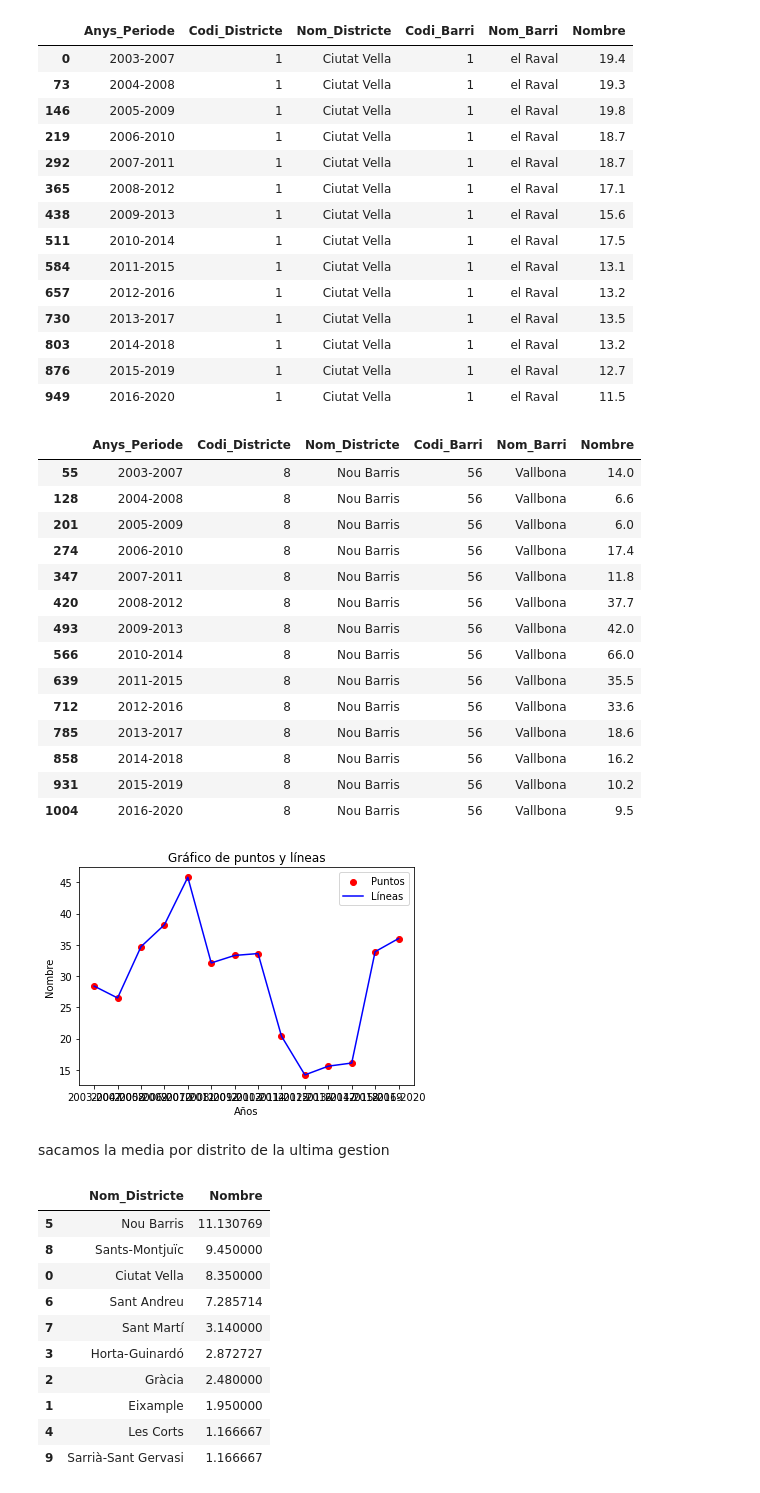
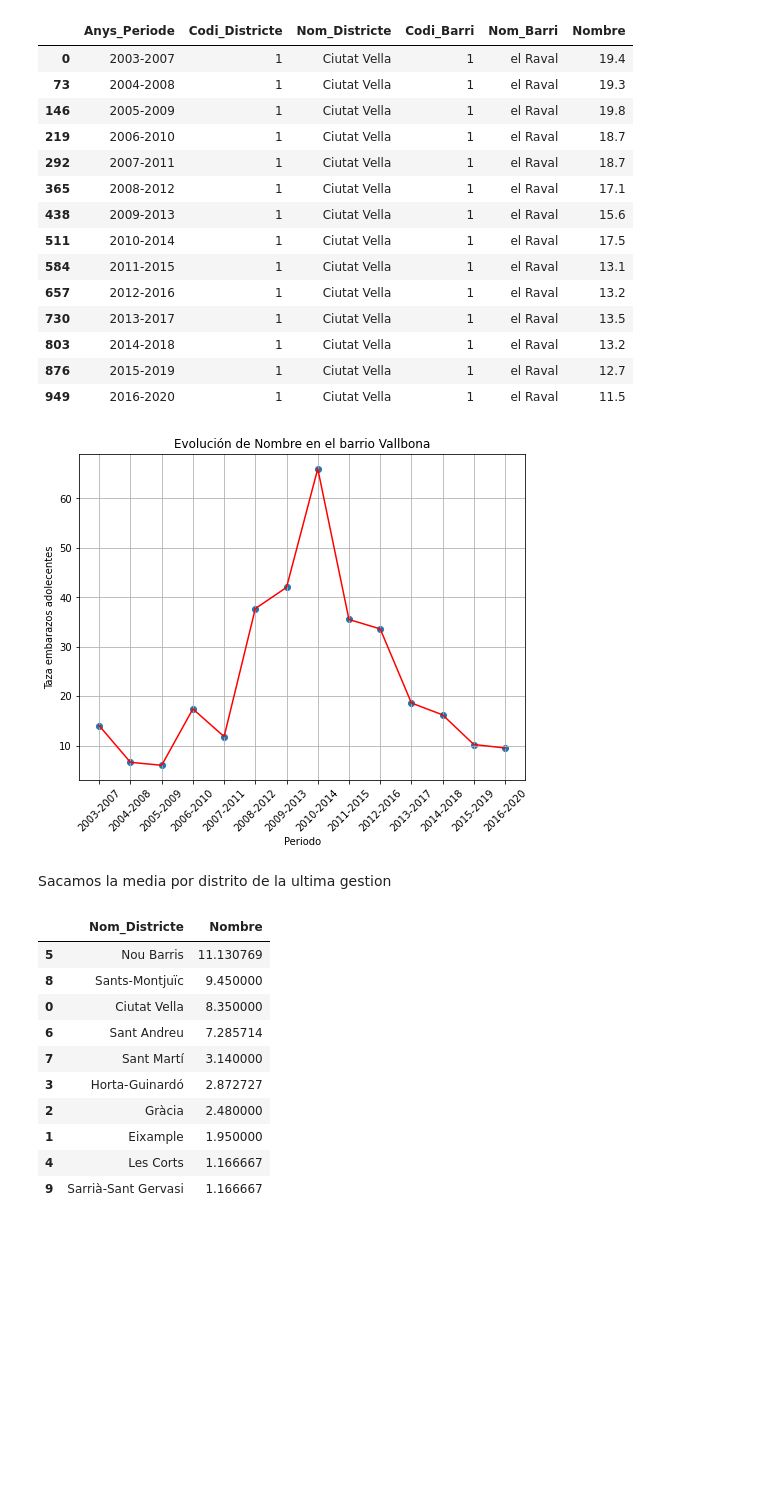
Before and after one commit to IvanaCandyAguilar/Data-Engineer-Data-Science, a Jupyter notebook: Data Science final project/Data Science Final Project.ipynb, the cells around one changed output. Drawn from its saved outputs; the diff is of its cells as text; code cells hidden in the pictures; blank space fills up the shorter version.

```diff
--- a/Data Science final project/Data Science Final Project.ipynb
+++ b/Data Science final project/Data Science Final Project.ipynb
@@ -125,52 +107,37 @@ df_main[df_main['Nom_Barri'] == 'el Raval']
 | 876 | 2015-2019 | 1 | Ciutat Vella | 1 | el Raval | 12.7 |
 | 949 | 2016-2020 | 1 | Ciutat Vella | 1 | el Raval | 11.5 |
 # %%
-df_main[df_main['Codi_Barri'] == 56]
+#df_main[df_main['Codi_Barri'] == 56]
-# %% [output]
-|  | Anys_Periode | Codi_Districte | Nom_Districte | Codi_Barri | Nom_Barri | Nombre |
-| 55 | 2003-2007 | 8 | Nou Barris | 56 | Vallbona | 14.0 |
-| 128 | 2004-2008 | 8 | Nou Barris | 56 | Vallbona | 6.6 |
-| 201 | 2005-2009 | 8 | Nou Barris | 56 | Vallbona | 6.0 |
-| 274 | 2006-2010 | 8 | Nou Barris | 56 | Vallbona | 17.4 |
-| 347 | 2007-2011 | 8 | Nou Barris | 56 | Vallbona | 11.8 |
-| 420 | 2008-2012 | 8 | Nou Barris | 56 | Vallbona | 37.7 |
-| 493 | 2009-2013 | 8 | Nou Barris | 56 | Vallbona | 42.0 |
-| 566 | 2010-2014 | 8 | Nou Barris | 56 | Vallbona | 66.0 |
-| 639 | 2011-2015 | 8 | Nou Barris | 56 | Vallbona | 35.5 |
-| 712 | 2012-2016 | 8 | Nou Barris | 56 | Vallbona | 33.6 |
-| 785 | 2013-2017 | 8 | Nou Barris | 56 | Vallbona | 18.6 |
-| 858 | 2014-2018 | 8 | Nou Barris | 56 | Vallbona | 16.2 |
-| 931 | 2015-2019 | 8 | Nou Barris | 56 | Vallbona | 10.2 |
-| 1004 | 2016-2020 | 8 | Nou Barris | 56 | Vallbona | 9.5 |
-# %%
-import matplotlib.pyplot as plt
-
-# Filtrar los datos por Codi_Barri igual a 2
-df_filtered = df_main[df_main['Codi_Barri'] == 12]
-
-# Crear la figura y los ejes
-fig, ax = plt.subplots()
-
-# Graficar los puntos
-ax.scatter(df_filtered['Anys_Periode'], df_filtered['Nombre'], color='red', label='Puntos')
-
-# Graficar las líneas conectando los puntos
-ax.plot(df_filtered['Anys_Periode'], df_filtered['Nombre'], color='blue', label='Líneas')
-
-# Agregar etiquetas y título
-ax.set_xlabel('Años')
-ax.set_ylabel('Nombre')
-ax.set_title('Gráfico de puntos y líneas')
-
-# Mostrar la leyenda
-ax.legend()
-
-# Mostrar el gráfico
-plt.show()
-# %% [output]
-[figure, removed]
+# %%
+import matplotlib.pyplot as plt
+
+Codi_Barri = 56
+
+nombre_barri = df_main[df_main['Codi_Barri'] == Codi_Barri]['Nom_Barri'].iloc[0]
+
+# Filtrar los datos para el Nom_Barri "La marina del prat vermell"
+df_barri = df_main[df_main['Codi_Barri'] == Codi_Barri]
+
+# Filtrar los datos para la evolución de Nombre por año (Anys_Periode)
+df_evolucion = df_barri[['Anys_Periode', 'Nombre']]
+
+# Ordenar los datos por Anys_Periode
+df_evolucion = df_evolucion.sort_values('Anys_Periode')
+
+# Crear la gráfica de puntos y línea
+plt.figure(figsize=(8, 6))
+plt.scatter(df_evolucion['Anys_Periode'], df_evolucion['Nombre'])
+plt.plot(df_evolucion['Anys_Periode'], df_evolucion['Nombre'], 'r-')
+plt.xlabel('Periodo')
+plt.ylabel('Taza embarazos adolecentes')
+plt.title(f"Evolución de Nombre en el barrio {nombre_barri}")
+plt.xticks(rotation=45)
+plt.grid(True)
+plt.show()
+# %% [output]
+[figure, added]
 # %% [markdown]
-sacamos la media por distrito de la ultima gestion
+Sacamos la media por distrito de la ultima gestion
 # %%
 df_ultima_gestion = df_main[df_main['Anys_Periode'] == '2016-2020']
 df_media_por_distrito = df_ultima_gestion.groupby('Nom_Districte')['Nombre'].mean().reset_index()
```
Also changed, not shown: parts of 65 cells of this notebook, 4 other files.
